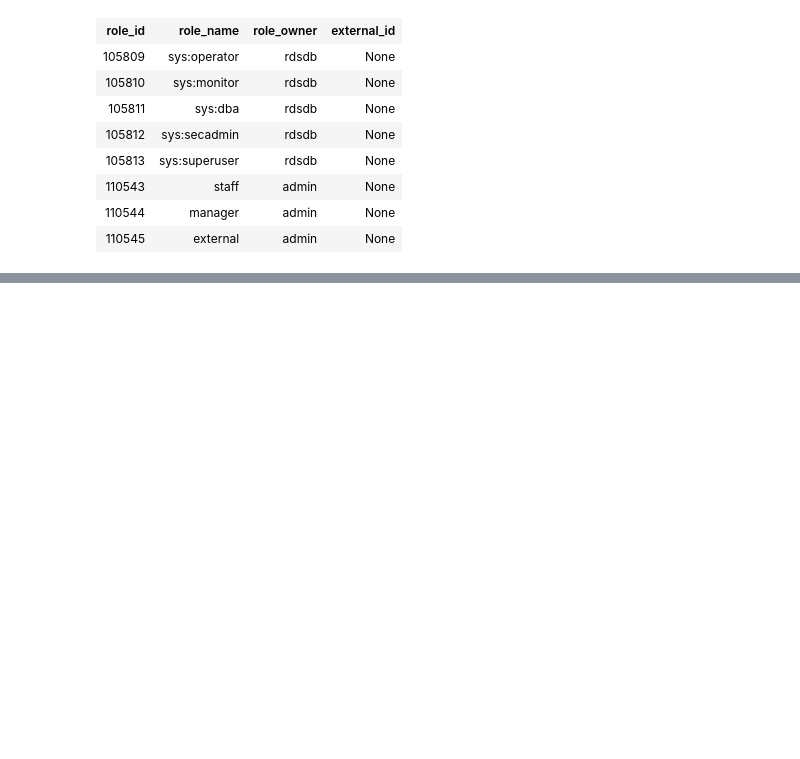
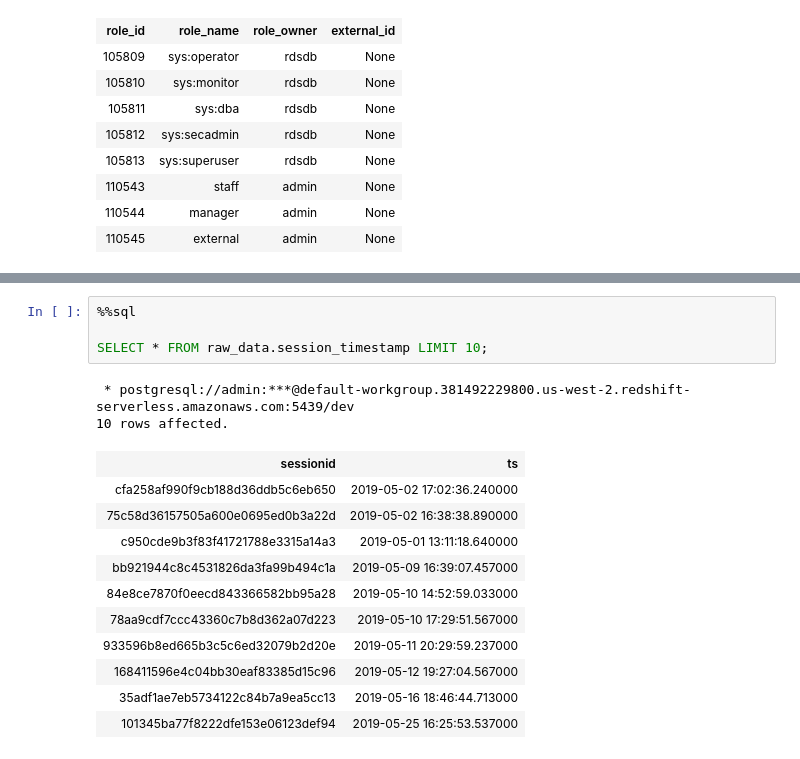
Before and after one commit to jki5410/AWS-Redshift, a Jupyter notebook: [DE]Redshift실습.ipynb, the cells around one changed output, grey strips where cells are left out. Cells and saved outputs as stored; diff of their text form; blank space fills up the shorter version.

```diff
--- a/[DE]Redshift실습.ipynb
+++ b/[DE]Redshift실습.ipynb
@@ -169,0 +239,18 @@ Done.
+# %%
+%%sql
+
+SELECT * FROM raw_data.session_timestamp LIMIT 10;
+# %% [output]
+ * postgresql://admin:***@default-workgroup.381492229800.us-west-2.redshift-serverless.amazonaws.com:5439/dev
+10 rows affected.
+| sessionid | ts |
+| cfa258af990f9cb188d36ddb5c6eb650 | 2019-05-02 17:02:36.240000 |
+| 75c58d36157505a600e0695ed0b3a22d | 2019-05-02 16:38:38.890000 |
+| c950cde9b3f83f41721788e3315a14a3 | 2019-05-01 13:11:18.640000 |
+| bb921944c8c4531826da3fa99b494c1a | 2019-05-09 16:39:07.457000 |
+| 84e8ce7870f0eecd843366582bb95a28 | 2019-05-10 14:52:59.033000 |
+| 78aa9cdf7ccc43360c7b8d362a07d223 | 2019-05-10 17:29:51.567000 |
+| 933596b8ed665b3c5c6ed32079b2d20e | 2019-05-11 20:29:59.237000 |
+| 168411596e4c04bb30eaf83385d15c96 | 2019-05-12 19:27:04.567000 |
+| 35adf1ae7eb5734122c84b7a9ea5cc13 | 2019-05-16 18:46:44.713000 |
+| 101345ba77f8222dfe153e06123def94 | 2019-05-25 16:25:53.537000 |
```
Also changed, not shown: parts of 10 cells of this notebook.
